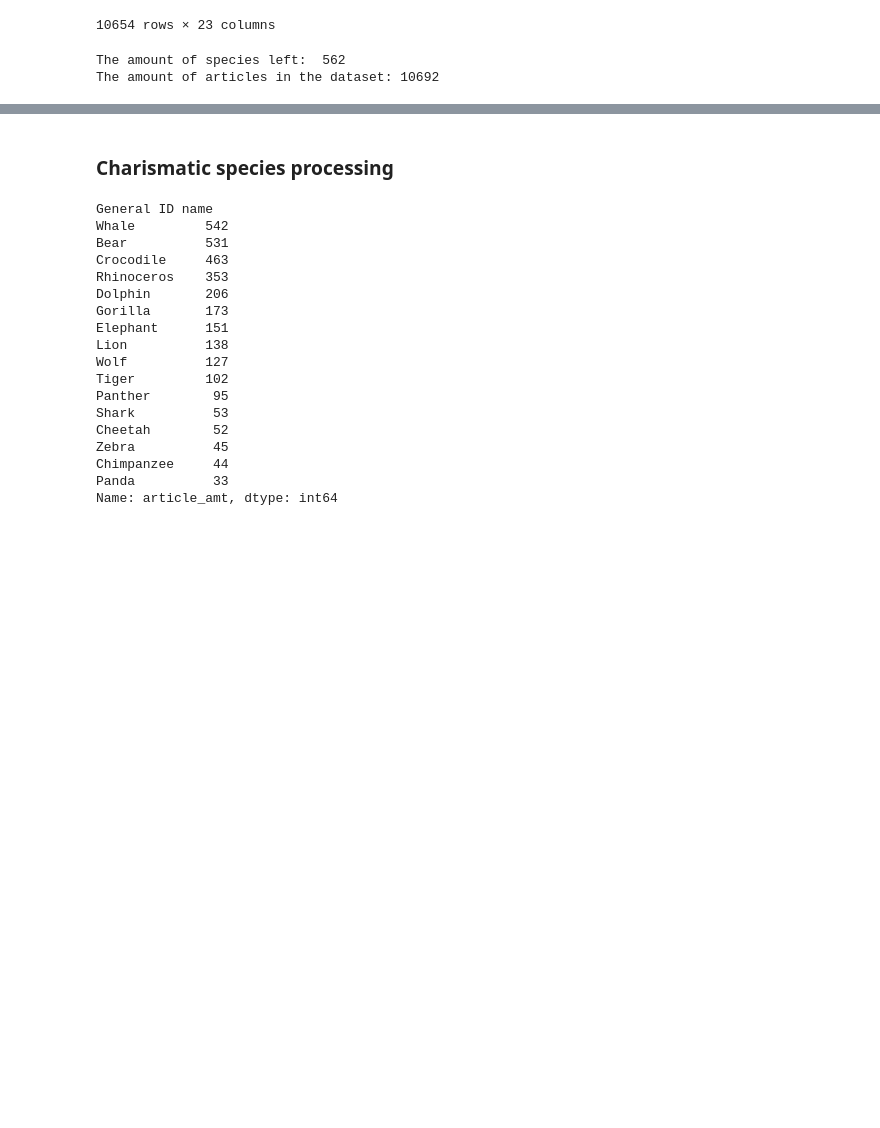
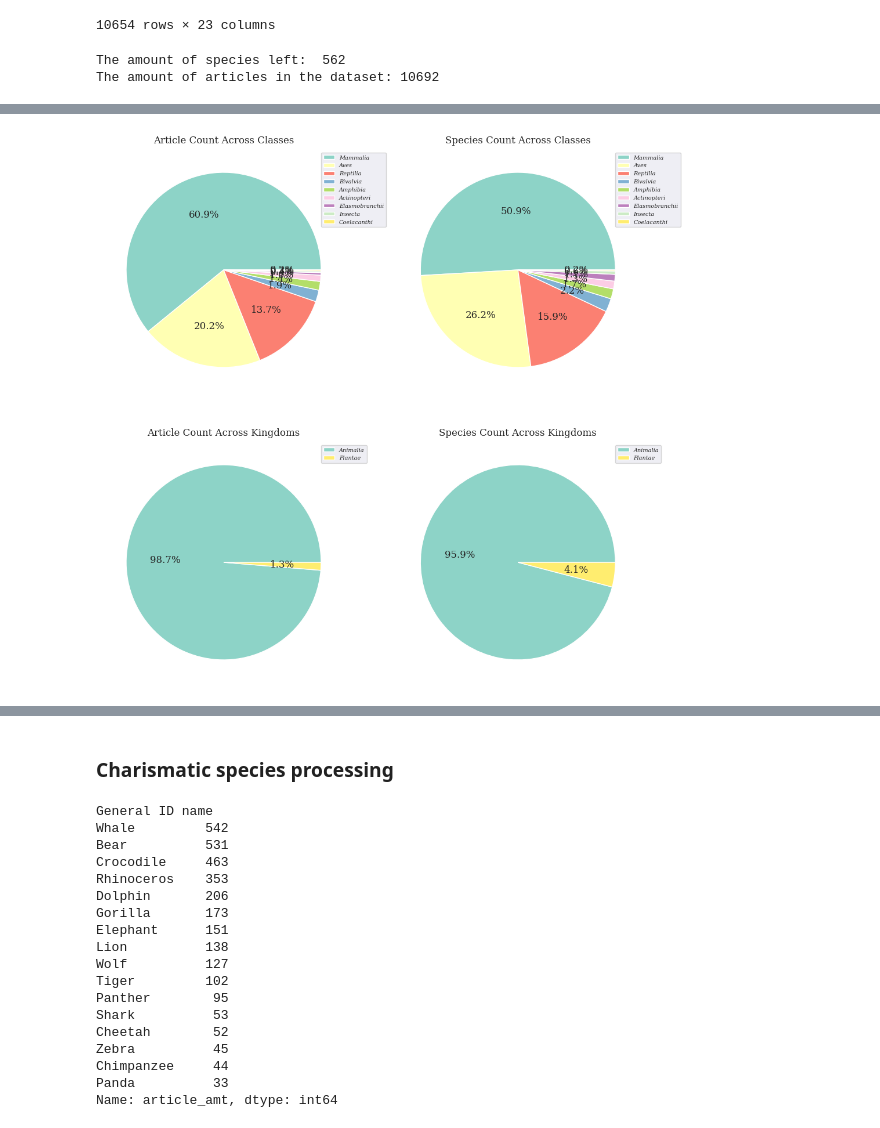
Before and after one commit to redalisa/thesis, a Jupyter notebook: First-data-processing-steps.ipynb, the cells around one changed output, grey strips where cells are left out. Saved outputs shown, nothing was run; the diff lists cells and outputs as text; code cells hidden in the pictures; blank space fills up the shorter version.

Commit message:
sharecount and general visualizations

```diff
--- a/First-data-processing-steps.ipynb
+++ b/First-data-processing-steps.ipynb
@@ -49,7 +49,9 @@ The amount of species in the datset: 585
 # Read in the CITES data to join with the top 10 (or 20) most reported on species
 cites1 = pd.read_csv("csv/cites1.csv", delimiter = ';')
 # Keep only most relevant columns
-cites1 = cites1[['Kingdom', 'Class', 'Order', 'Family', 'Genus', 'Species', 'Scientific Name', 'Listing', 'NativeDistributionFullNames', 'Extinct_Distribution']]
+cites1 = cites1[['Kingdom', 'Class', 'Order', 'Family', 'Genus',
+                 'Species', 'Scientific Name', 'Listing',
+                 'NativeDistributionFullNames', 'Extinct_Distribution']]
 # Rename for merging purposes
 cites1 = cites1.rename(columns = {'Scientific Name' : 'scientific_name'})
 
@@ -177,0 +188,4 @@ species['scientific_name'].nunique()
+# %%
+class_share = pd.DataFrame(df_media.groupby('scientific_name')['Class'].value_counts()).rename(columns={"Class":"Count"}).reset_index()
+# %%
+kingdom_share = pd.DataFrame(df_media.groupby('scientific_name')['Kingdom'].value_counts()).rename(columns={"Kingdom":"Count"}).reset_index()
@@ -177,0 +205,89 @@ species['scientific_name'].nunique()
+# %%
+import seaborn as sns
+import matplotlib.font_manager as font_manager
+import matplotlib.ticker as ticker
+
+sns.set_style("darkgrid")
+
+df_media["COUNTER"] = 1
+
+# Initialise the subplot function using number of rows and columns
+figure, axs = plt.subplots(2, 2)
+
+# Define fontstyle for legend
+label_font = {'family': 'serif',
+              'size': 12,
+              'weight': 'normal'}
+
+# Article share by Class
+df_media.groupby('Class')['COUNTER'].sum().sort_values(ascending = False).plot(ax = axs[0,0], kind = 'pie',
+                                           autopct="%1.1f%%",
+                                           figsize = (12,12),
+                                           #fontsize = 12,
+                                           labels=None,
+                                           textprops=label_font,
+                                           cmap = "Set3"
+                                                )
+
+axs[0,0].set_title("Article Count Across Classes", family = "Serif")
+# Delete unneccessary y labels
+axs[0,0].set_ylabel('')
+
+# Species count by Class
+class_share['Class'].value_counts().sort_values(ascending = False).plot(ax = axs[0,1], kind = 'pie',
+                                           autopct="%1.1f%%",
+                                           figsize = (12,12),
+                                           #fontsize = 12,
+                                           labels=None,
+                                           textprops=label_font,
+                                           cmap = "Set3"
+                                                )
+axs[0,1].set_title("Species Count Across Classes", family = "Serif")
+# Delete unneccessary y labels
+axs[0,1].set_ylabel('')
+
+
+# Article share by Kingdom
+df_media.groupby('Kingdom')['COUNTER'].sum().sort_values(ascending = False).plot(ax = axs[1,0], kind = 'pie',
+                                           autopct="%1.1f%%",
+                                           figsize = (12,12),
+                                           #fontsize = 12,
+                                           labels=None,
+                                           textprops=label_font,
+                                           cmap = "Set3"
+                                                )
+
+axs[1,0].set_title("Article Count Across Kingdoms", family = "Serif")
+# Delete unneccessary y labels
+axs[1,0].set_ylabel('')
+
+# Species count by Kingdom
+kingdom_share['Kingdom'].value_counts().sort_values(ascending = False).plot(ax = axs[1,1], kind = 'pie',
+                                           autopct="%1.1f%%",
+                                           figsize = (12,12),
+                                           #fontsize = 12,
+                                           labels=None,
+                                           textprops=label_font,
+                                           cmap = "Set3"
+                                                )
+axs[1,1].set_title("Species Count Across Kingdoms", family = "Serif")
+# Delete unneccessary y labels
+axs[1,1].set_ylabel('')
+
+# class labels
+classlabels=list(class_share['Class'].value_counts().sort_values(ascending = False).reset_index()['index'])
+# kingdom labels
+kingdomlabels=list(kingdom_share['Kingdom'].value_counts().sort_values(ascending = False).reset_index()['index'])
+
+# Define font
+font = font_manager.FontProperties(family='Serif',
+                                  weight='regular',
+                                  style='italic', size=7)
+
+
+# Create legend for pie charts
+axs[0,0].legend(classlabels, bbox_to_anchor=(0.9, 0.98), loc='upper left', borderaxespad=0, prop=font)
+axs[0,1].legend(classlabels, bbox_to_anchor=(0.9, 0.98), loc='upper left', borderaxespad=0, prop=font)
+axs[1,0].legend(kingdomlabels, bbox_to_anchor=(0.9, 0.98), loc='upper left', borderaxespad=0, prop=font)
+axs[1,1].legend(kingdomlabels, bbox_to_anchor=(0.9, 0.98), loc='upper left', borderaxespad=0, prop=font)
+# %% [output]
@@ -177,0 +295 @@ species['scientific_name'].nunique()
+[figure, added]
```
Also changed, not shown: parts of 8 cells of this notebook, 2 other files.
